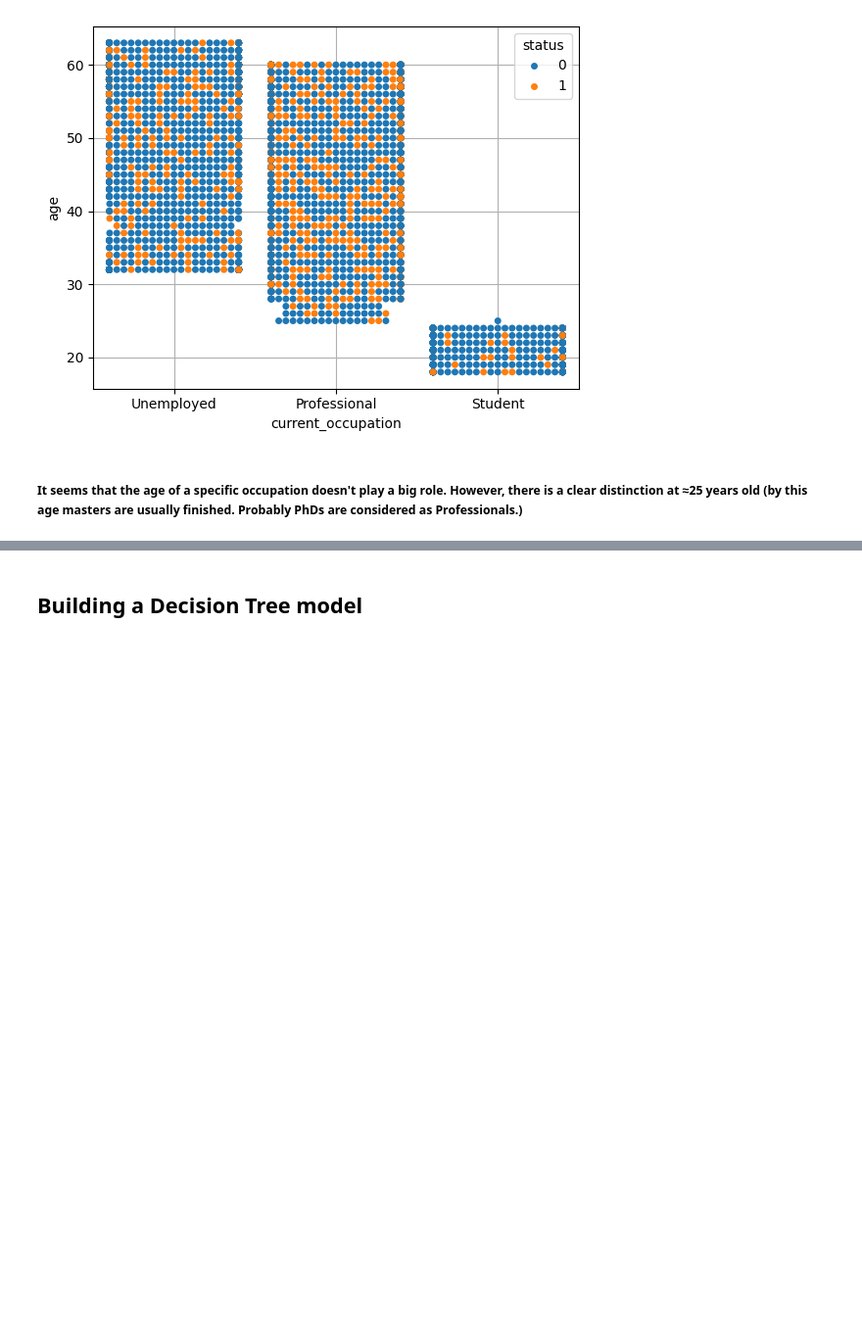
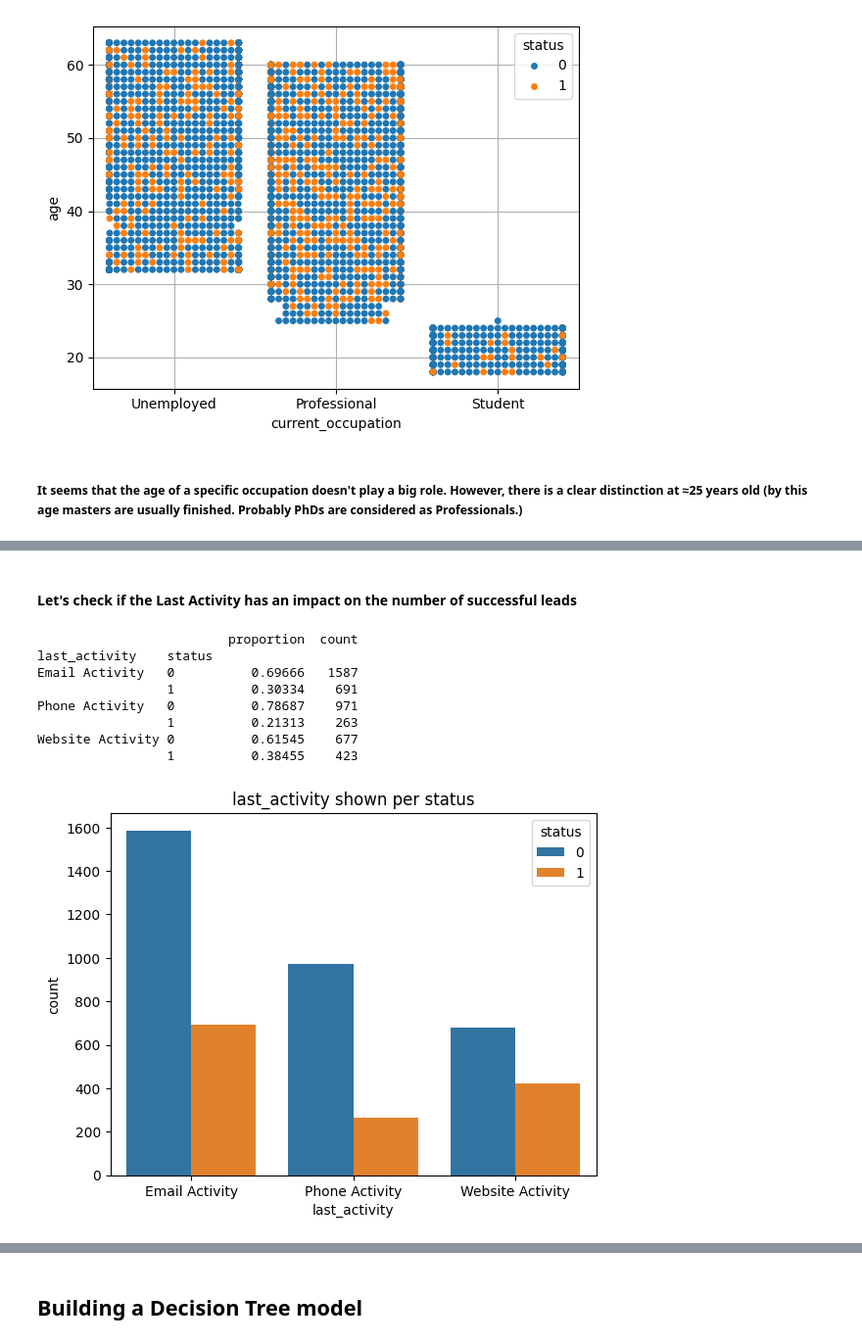
Before and after one commit to jpreyesm03/ExtraaLearn-Machine-Learning-Models, a Jupyter notebook: FCV Potential Customers Prediction.ipynb, the cells around one changed output, grey strips where cells are left out. Shown at 98% size. Saved outputs shown, nothing was run; the diff lists cells and outputs as text; code cells hidden in the pictures; blank space fills up the shorter version.

```diff
--- a/FCV Potential Customers Prediction.ipynb
+++ b/FCV Potential Customers Prediction.ipynb
@@ -499,0 +536,14 @@ Medium            0          0.81124   1818
+# %% [markdown]
+#### Let's check if the Last Activity has an impact on the number of successful leads
+# %%
+barplot_hued(data, "last_activity", hue="status")
+# %% [output]
+                         proportion  count
+last_activity    status
+Email Activity   0          0.69666   1587
+                 1          0.30334    691
+Phone Activity   0          0.78687    971
+                 1          0.21313    263
+Website Activity 0          0.61545    677
+                 1          0.38455    423
+[figure, added]
```
Also changed, not shown: parts of 20 cells of this notebook.
